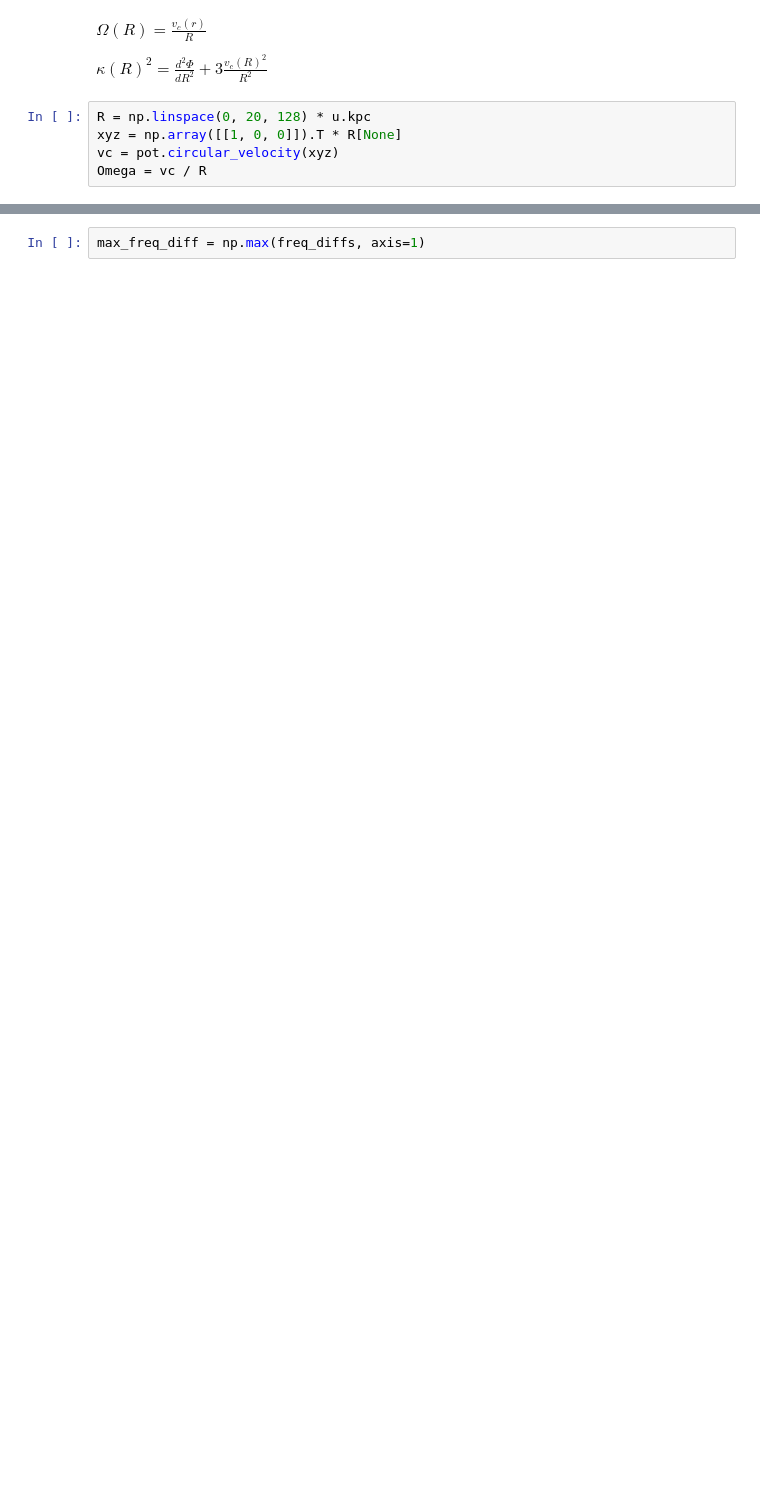
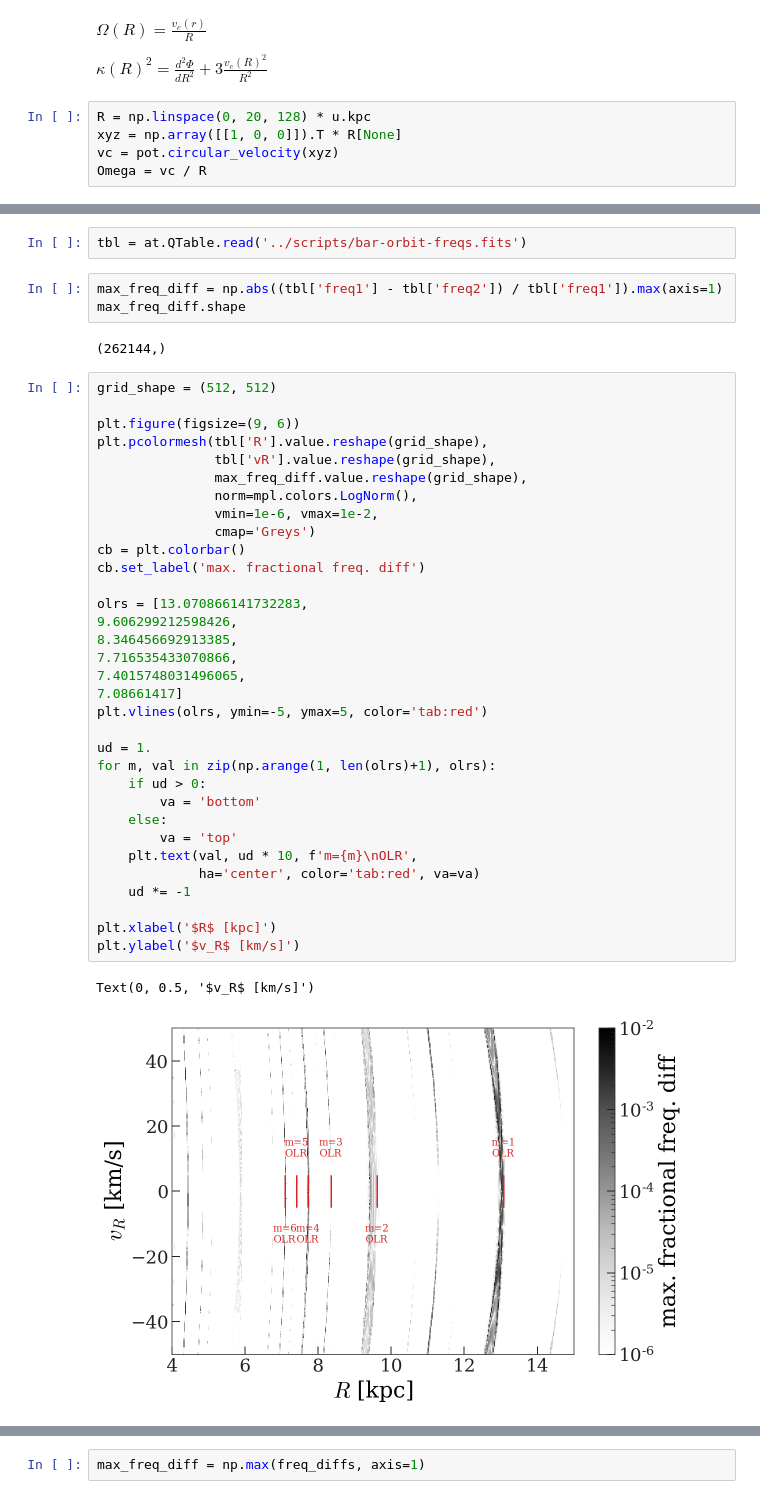
Before and after one commit to adrn/nonlinear-dynamics-fun, a Jupyter notebook: notebooks/Bar-Chaos-Exploration-Kate-D.ipynb, the cells around one changed output, grey strips where cells are left out. Drawn from its saved outputs; the diff is of its cells as text; blank space fills up the shorter version.

```diff
--- a/notebooks/Bar-Chaos-Exploration-Kate-D.ipynb
+++ b/notebooks/Bar-Chaos-Exploration-Kate-D.ipynb
@@ -118,0 +77,43 @@ freq_diffs = np.array(freq_diffs)
+# %%
+tbl = at.QTable.read('../scripts/bar-orbit-freqs.fits')
+# %%
+max_freq_diff = np.abs((tbl['freq1'] - tbl['freq2']) / tbl['freq1']).max(axis=1)
+max_freq_diff.shape
+# %% [output]
+(262144,)
+# %%
+grid_shape = (512, 512)
+
+plt.figure(figsize=(9, 6))
+plt.pcolormesh(tbl['R'].value.reshape(grid_shape),
+               tbl['vR'].value.reshape(grid_shape),
+               max_freq_diff.value.reshape(grid_shape),
+               norm=mpl.colors.LogNorm(),
+               vmin=1e-6, vmax=1e-2,
+               cmap='Greys')
+cb = plt.colorbar()
+cb.set_label('max. fractional freq. diff')
+
+olrs = [13.070866141732283,
+9.606299212598426,
+8.346456692913385,
+7.716535433070866,
+7.4015748031496065,
+7.08661417]
+plt.vlines(olrs, ymin=-5, ymax=5, color='tab:red')
+
+ud = 1.
+for m, val in zip(np.arange(1, len(olrs)+1), olrs):
+    if ud > 0:
+        va = 'bottom'
+    else:
+        va = 'top'
+    plt.text(val, ud * 10, f'm={m}\nOLR',
+             ha='center', color='tab:red', va=va)
+    ud *= -1
+
+plt.xlabel('$R$ [kpc]')
+plt.ylabel('$v_R$ [km/s]')
+# %% [output]
+Text(0, 0.5, '$v_R$ [km/s]')
+[figure, added]
```
Also changed, not shown: parts of 16 cells of this notebook, 2 other files.
